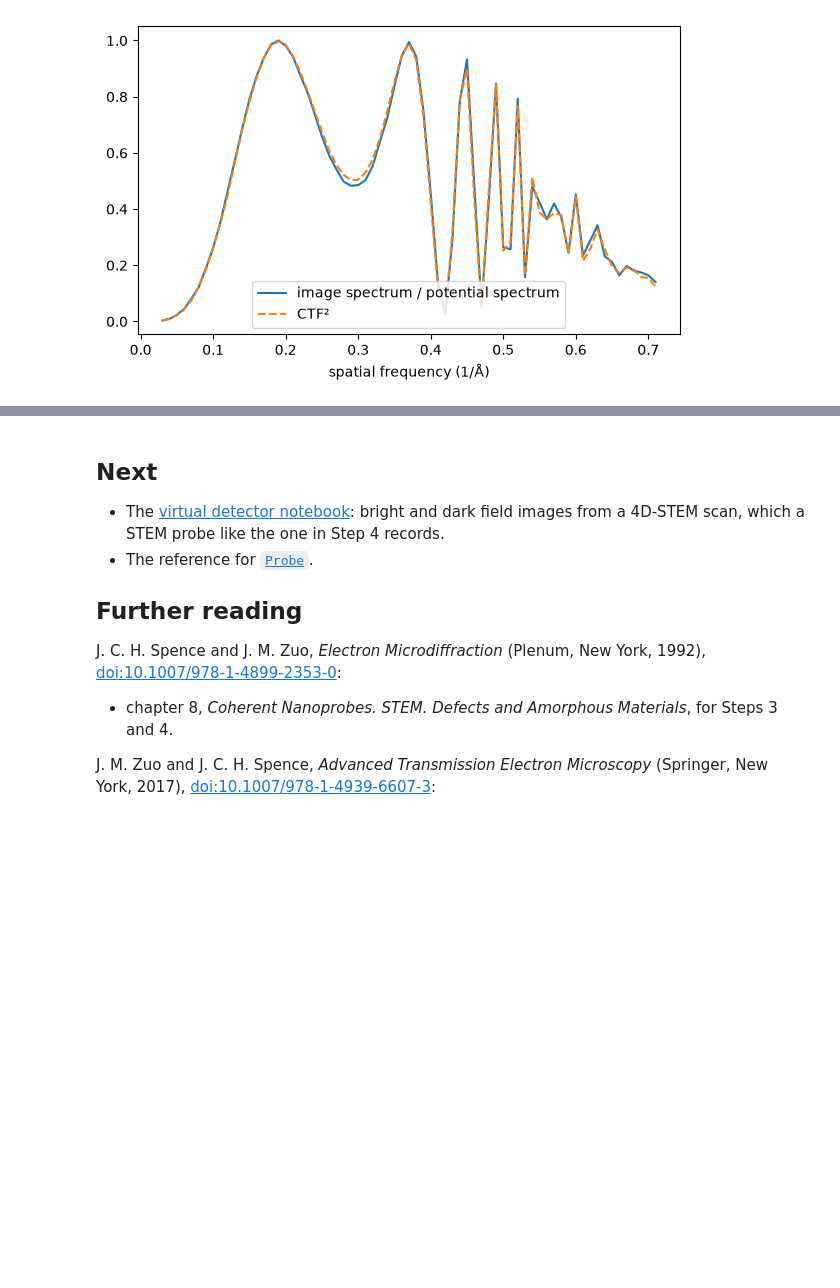
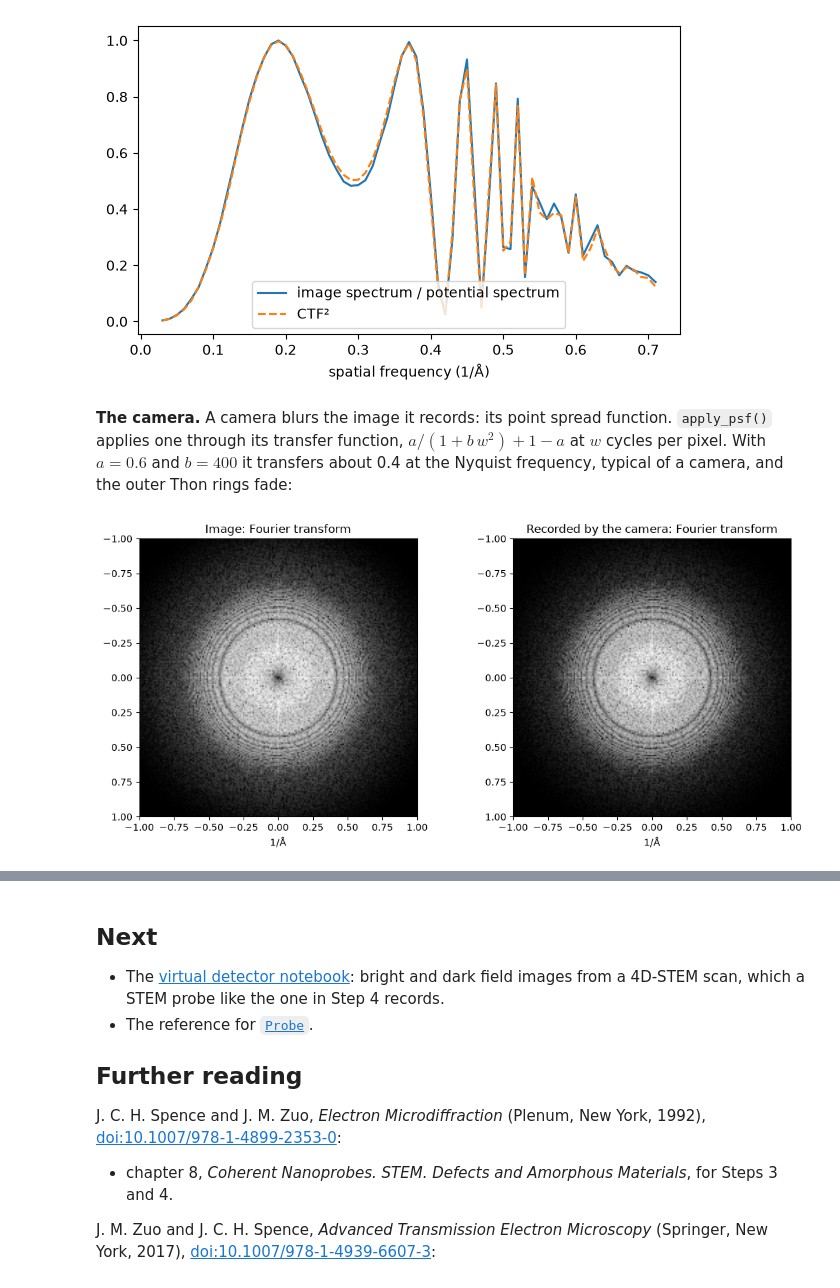
Before and after one commit to emlab-solutions/pyemaps, a Jupyter notebook: notebooks/probe.ipynb, the cells around one changed output, grey strips where cells are left out. Saved outputs shown, nothing was run; the diff lists cells and outputs as text; code cells hidden in the pictures; blank space fills up the shorter version.

```diff
--- a/notebooks/probe.ipynb
+++ b/notebooks/probe.ipynb
@@ -342,6 +398,26 @@ plt.legend()
 plt.show()
 # %% [output]
 [figure]
+# %% [markdown]
+**The camera.** A camera blurs the image it records: its point spread function. `apply_psf()`
+applies one through its transfer function, $a/(1 + b\,w^2) + 1 - a$ at $w$ cycles per pixel.
+With $a = 0.6$ and $b = 400$ it transfers about 0.4 at the Nyquist frequency, typical of a
+camera, and the outer Thon rings fade:
+# %%
+tem.defocus = scherzer
+image = tem.hrem(wave)
+recorded = tem.apply_psf(image, a=0.6, b=400.0)
+fig, axes = plt.subplots(1, 2, figsize=(11, 5))
+for ax, (name, img) in zip(axes, (('Image', image), ('Recorded by the camera', recorded))):
+    ax.imshow(spectrum(img), cmap='gray', extent=tem.extent('ctf'))
+    ax.set_xlim(-1, 1)
+    ax.set_ylim(1, -1)
+    ax.set_xlabel('1/Å')
+    ax.set_title(f'{name}: Fourier transform')
+plt.tight_layout()
+plt.show()
+# %% [output]
+[figure, added]
 # %% [markdown]
 ## Try it yourself
 
```
Also changed, not shown: parts of 9 cells of this notebook, 10 other files.
